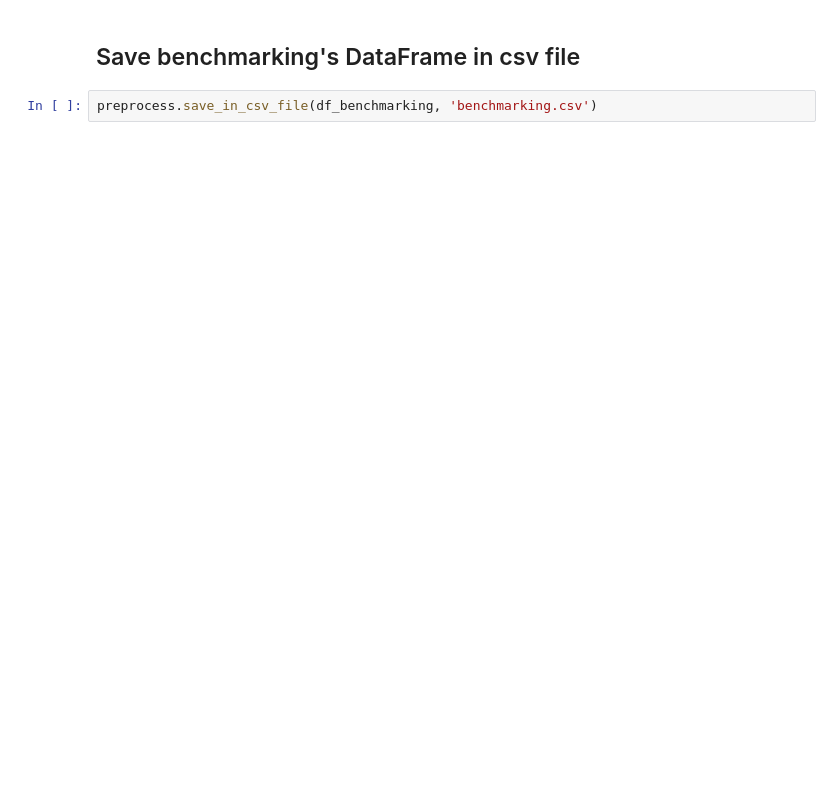
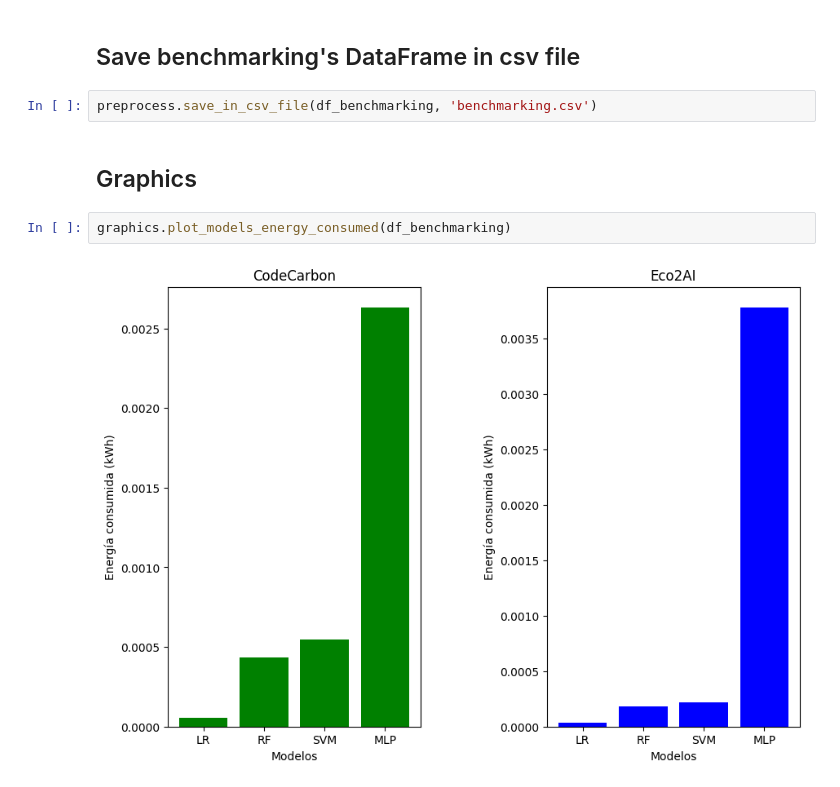
Before and after one commit to misanchz98/TFG-Project, a Jupyter notebook: benchmarking/benchmarking.ipynb, the cells around one changed output. Cells and saved outputs as stored; diff of their text form; blank space fills up the shorter version.

```diff
--- a/benchmarking/benchmarking.ipynb
+++ b/benchmarking/benchmarking.ipynb
@@ -161,3 +167,9 @@ df_benchmarking
 ## Save benchmarking's DataFrame in csv file
 # %%
 preprocess.save_in_csv_file(df_benchmarking, 'benchmarking.csv')
+# %% [markdown]
+## Graphics
+# %%
+graphics.plot_models_energy_consumed(df_benchmarking)
+# %% [output]
+[figure, added]
```
Also changed, not shown: parts of 4 cells of this notebook, 4 other files.
